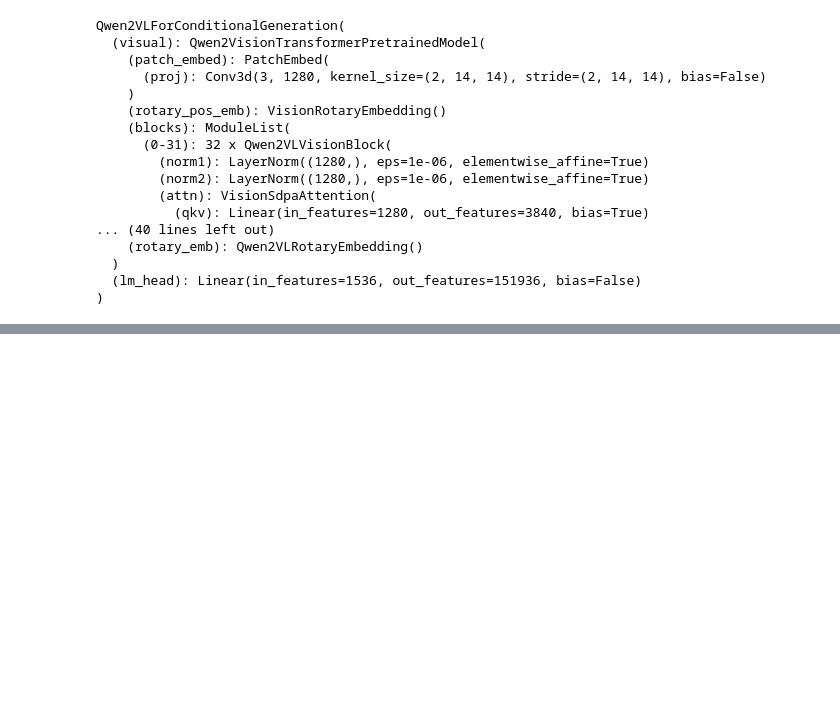
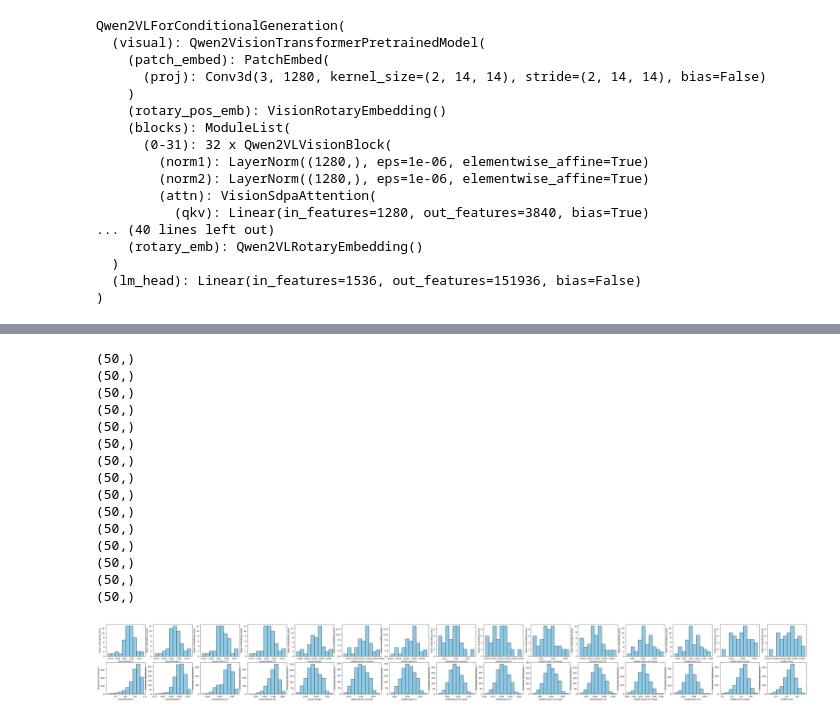
Before and after one commit to allisonchen23/vlm-lens, a Jupyter notebook: notebooks/get_representations.ipynb, the cells around one changed output, grey strips where cells are left out. Cells and saved outputs as stored; diff of their text form; code cells hidden in the pictures; blank space fills up the shorter version.

```diff
--- a/notebooks/get_representations.ipynb
+++ b/notebooks/get_representations.ipynb
@@ -50,3 +42,7 @@ Qwen2VLForConditionalGeneration(
   )
   (lm_head): Linear(in_features=1536, out_features=151936, bias=False)
 )
+# %%
+for name, module in model.model.named_modules():
+    if model.config.matches_module(name):
+        print(name)
@@ -284,0 +246,3 @@ for idx in range(n_graphs):
+# %%
+for name, embs in zip(module_names, module_embeddings):
+    print(name, embs.shape)
@@ -284,0 +265,64 @@ for idx in range(n_graphs):
+# %%
+# For each layer get similarities
+module_similarities = []
+plot_histograms = True
+if plot_histograms:
+    fig, axes = plt.subplots(nrows=2, ncols=len(module_names), figsize=(4*len(module_names), 6))
+for idx, (name, embs) in enumerate(zip(module_names, module_embeddings)):
+    if name == "visual.blocks.31":
+        print(type(embs))
+        norm = np.linalg.norm(embs, ord=2, axis=1, keepdims=True)
+        # Add epsilon to avoid division by zero
+        norm = np.maximum(norm, 1e-6)
+
+        # Divide the input array by its norm
+        embs = embs / norm
+    # Compute similarity with same matrix
+    module_sim = db_utils.cosine_similarity_numpy(embs, embs)
+    # Assert similarity is symmetric
+    assert np.array_equal(module_sim, module_sim.T)
+
+    n_samples = module_sim.shape[0]
+    ut_idxs = np.triu_indices(n_samples, k=1)
+    sim_values = module_sim[ut_idxs]
+    assert len(sim_values) == n_samples * (n_samples - 1) / 2
+    # Store values in list
+    module_similarities.append(sim_values)
+
+    if plot_histograms:
+        # mean value of embeddings values
+        fig, axes[0, idx], _ = visualizations.histogram(
+            # sim_values.flatten(),
+            np.mean(embs, axis=1),
+            ylabel="Mean embedding value",
+            xlabel=name,
+            fig=fig,
+            ax=axes[0, idx],
+            show=False)
+
+        # Similarity values
+        fig, axes[1, idx], _ = visualizations.histogram(
+            sim_values.flatten(),
+            ylabel="Similarity Distribution",
+            xlabel=name,
+            fig=fig,
+            ax=axes[1, idx],
+            show=False)
+plt.show()
+# %% [output]
+(50,)
+(50,)
+(50,)
+(50,)
+(50,)
+(50,)
+(50,)
+(50,)
+(50,)
+(50,)
+(50,)
+(50,)
+(50,)
+(50,)
+(50,)
+[figure, added]
```
Also changed, not shown: parts of 19 cells of this notebook, 6 other files.
